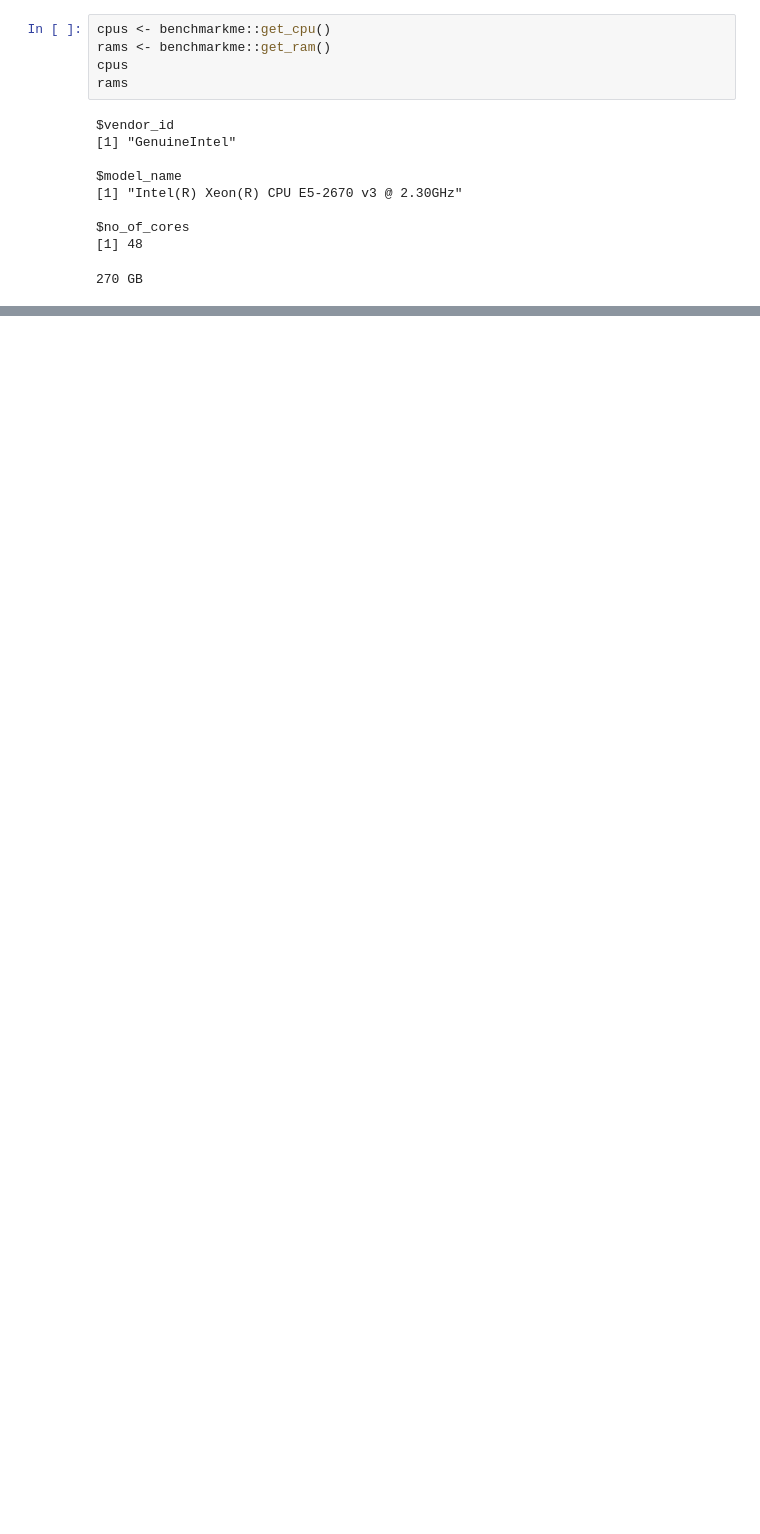
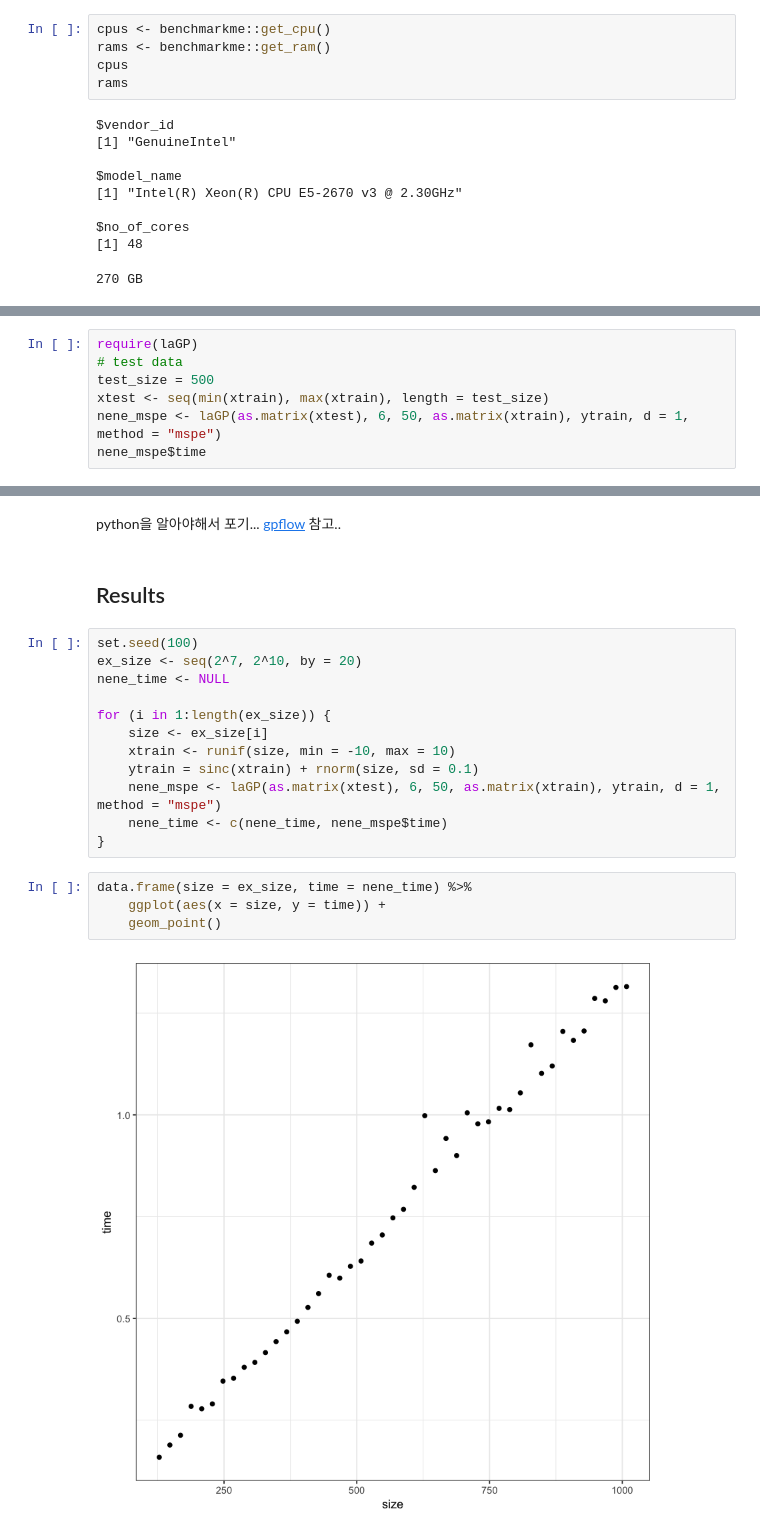
Before and after one commit to heleeos/scalable_gp, a Jupyter notebook: SGP.ipynb, the cells around one changed output, grey strips where cells are left out. Drawn from its saved outputs; the diff is of its cells as text; blank space fills up the shorter version.

```diff
--- a/SGP.ipynb
+++ b/SGP.ipynb
@@ -354,0 +414,7 @@ $no_of_cores
+# %%
+require(laGP)
+# test data
+test_size = 500
+xtest <- seq(min(xtrain), max(xtrain), length = test_size)
+nene_mspe <- laGP(as.matrix(xtest), 6, 50, as.matrix(xtrain), ytrain, d = 1, method = "mspe")
+nene_mspe$time
@@ -365,0 +453,23 @@ ggplot(data = data.frame(x = xtest, y = nene_mspe$mean,
+# %% [markdown]
+python을 알아야해서 포기...
+[gpflow](https://gpflow.readthedocs.io/en/latest/notebooks/kernels.html?highlight=rbf) 참고..
+# %% [markdown]
+## Results
+# %%
+set.seed(100)
+ex_size <- seq(2^7, 2^10, by = 20)
+nene_time <- NULL
+
+for (i in 1:length(ex_size)) {
+    size <- ex_size[i]
+    xtrain <- runif(size, min = -10, max = 10)
+    ytrain = sinc(xtrain) + rnorm(size, sd = 0.1)
+    nene_mspe <- laGP(as.matrix(xtest), 6, 50, as.matrix(xtrain), ytrain, d = 1, method = "mspe")
+    nene_time <- c(nene_time, nene_mspe$time)
+}
+# %%
+data.frame(size = ex_size, time = nene_time) %>%
+    ggplot(aes(x = size, y = time)) +
+    geom_point()
+# %% [output]
+[figure, added]
```
Also changed, not shown: parts of 17 cells of this notebook.
